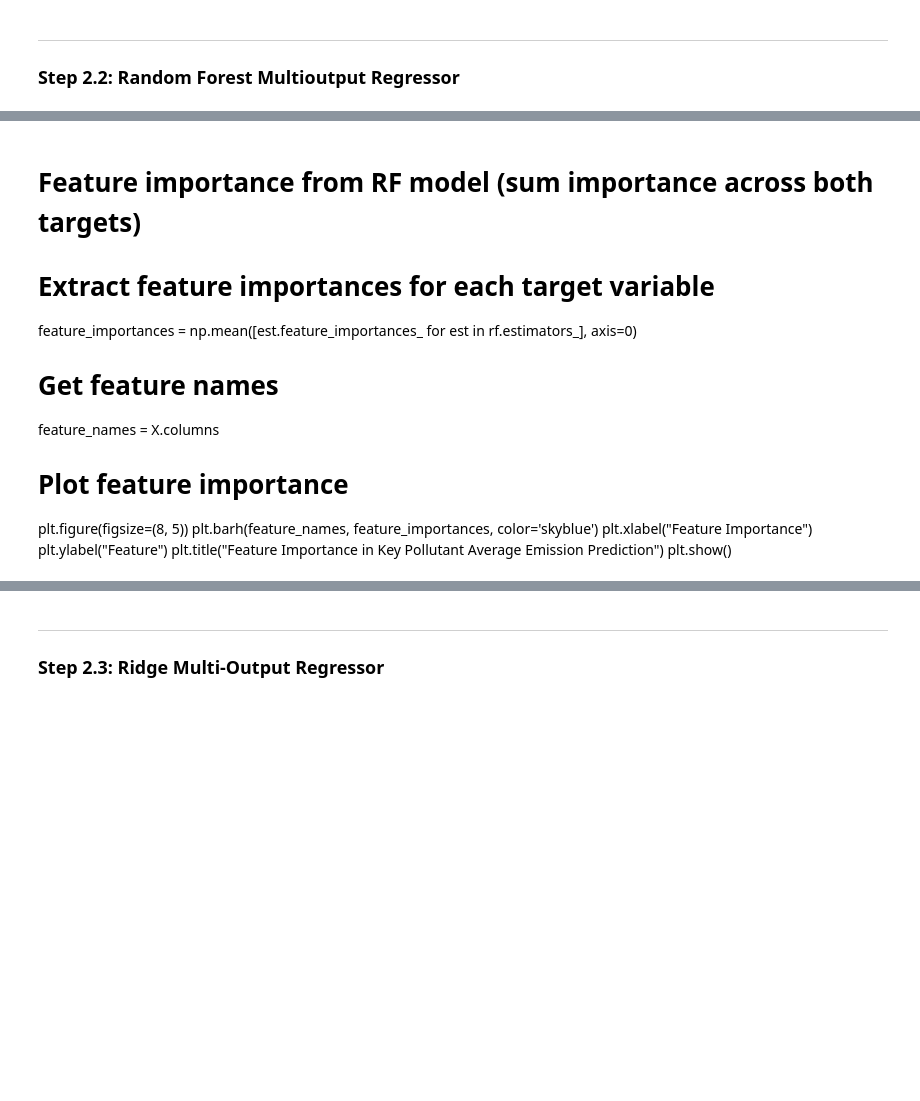
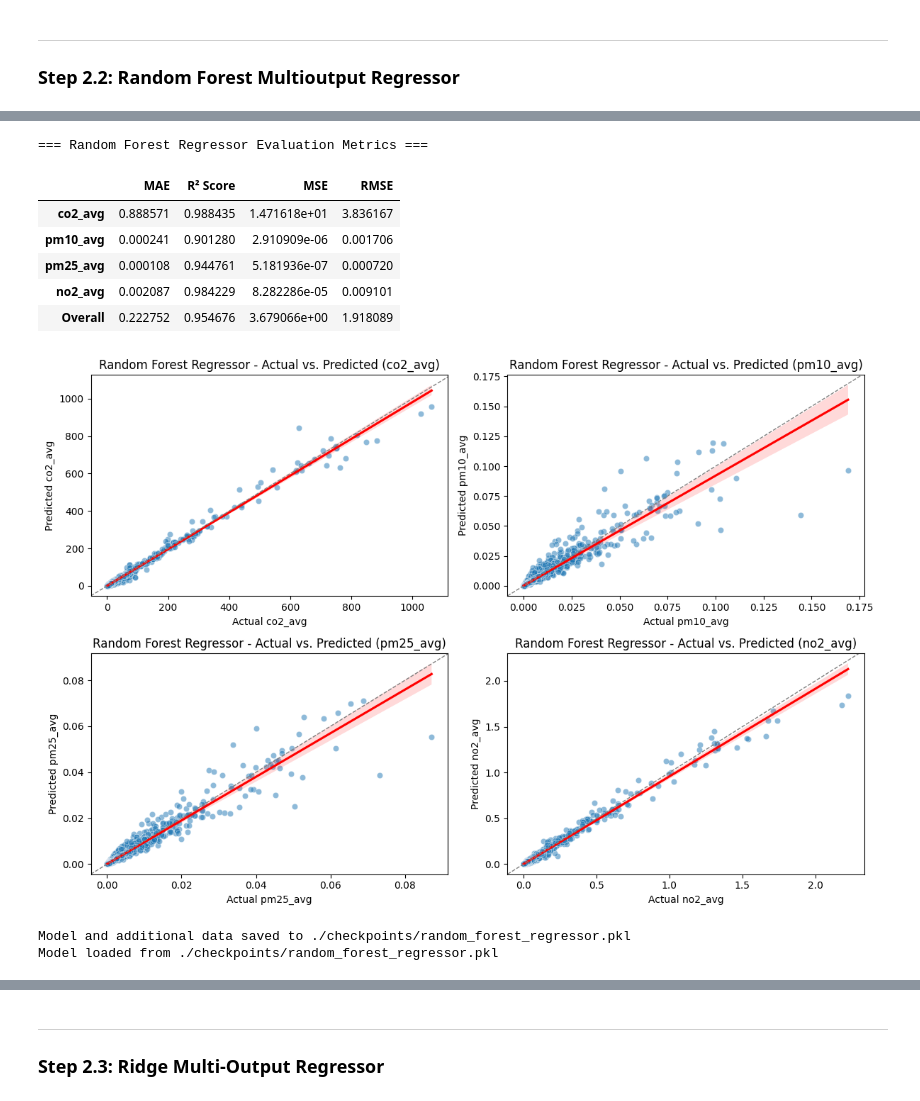
Before and after one commit to osamadev/EmissionsML, a Jupyter notebook: emissions_modeling.ipynb, the cells around one changed output, grey strips where cells are left out. Saved outputs shown, nothing was run; the diff lists cells and outputs as text; code cells hidden in the pictures; blank space fills up the shorter version.

```diff
--- a/emissions_modeling.ipynb
+++ b/emissions_modeling.ipynb
@@ -191,16 +102,21 @@ Overall Interpretation:
-# %% [markdown]
-# Feature importance from RF model (sum importance across both targets)
-
-# Extract feature importances for each target variable
-feature_importances = np.mean([est.feature_importances_ for est in rf.estimators_], axis=0)
-
-# Get feature names
-feature_names = X.columns
-
-# Plot feature importance
-plt.figure(figsize=(8, 5))
-plt.barh(feature_names, feature_importances, color='skyblue')
-plt.xlabel("Feature Importance")
-plt.ylabel("Feature")
-plt.title("Feature Importance in Key Pollutant Average Emission Prediction")
-plt.show()
+# %%
+# Evaluate performance
+eval_matrix_rf = utils.evaluate_regressor(y_test, y_pred_rf, model_name='Random Forest Regressor')
+# %% [output]
+=== Random Forest Regressor Evaluation Metrics ===
+|  | MAE | R² Score | MSE | RMSE |
+| co2_avg | 0.888571 | 0.988435 | 1.471618e+01 | 3.836167 |
+| pm10_avg | 0.000241 | 0.901280 | 2.910909e-06 | 0.001706 |
+| pm25_avg | 0.000108 | 0.944761 | 5.181936e-07 | 0.000720 |
+| no2_avg | 0.002087 | 0.984229 | 8.282286e-05 | 0.009101 |
+| Overall | 0.222752 | 0.954676 | 3.679066e+00 | 1.918089 |
+[figure, added]
+# %%
+# save the random forest model
+utils.save_model(rf_model, './checkpoints/random_forest_regressor.pkl', scaler_X, target_columns=y.columns)
+
+# load the random forest model
+(rf_model, scaler_X, _, target_columns) = utils.load_model('./checkpoints/random_forest_regressor.pkl')
+# %% [output]
+Model and additional data saved to ./checkpoints/random_forest_regressor.pkl
+Model loaded from ./checkpoints/random_forest_regressor.pkl
```
Also changed, not shown: parts of 61 cells of this notebook, 22 other files.
